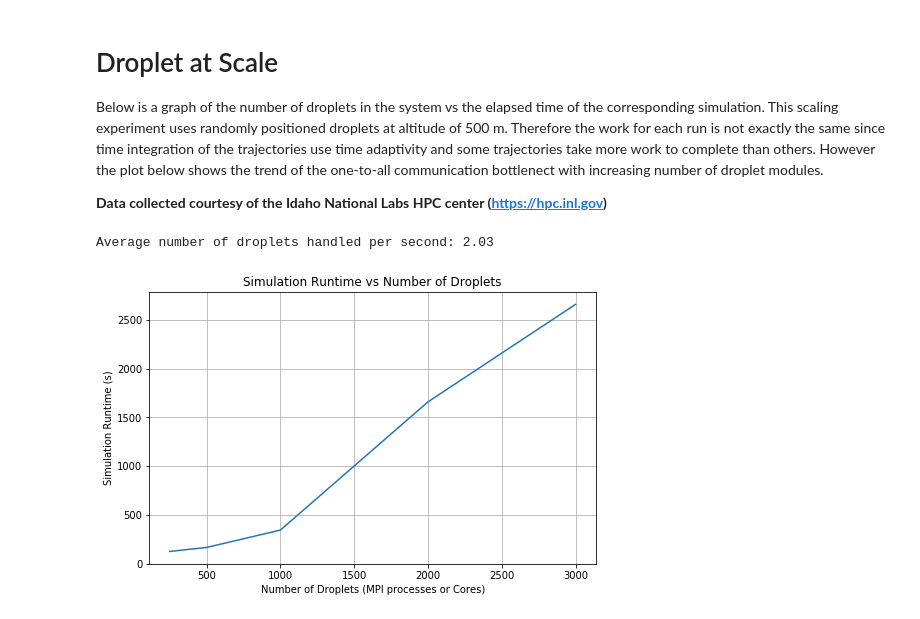
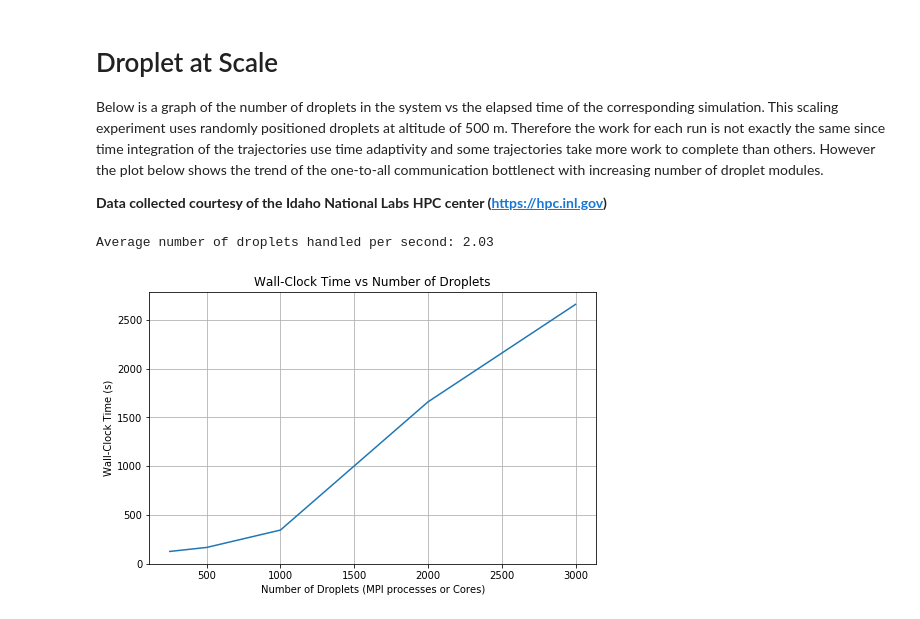
Before and after one commit to dpploy/cortix-nb, a Jupyter notebook: run_droplet_swirl.ipynb, the cells around one changed output. Saved outputs shown, nothing was run; the diff lists cells and outputs as text; code cells hidden in the pictures.

```diff
--- a/run_droplet_swirl.ipynb
+++ b/run_droplet_swirl.ipynb
@@ -313,21 +312,21 @@ This scaling experiment uses randomly positioned droplets at altitude of 500 m.
 # %%
 import matplotlib.pyplot as plt
 
 # Droplet number vs Simulation runtimes
 droplet_run_times = [(250, 127), (500, 168), (1000, 346), (2000, 1660), (3000, 2659.24)]
 
 # Calculate the average runtime per droplet
 drops_per_sec = [x/y for (x,y) in droplet_run_times]
 avg_drop_per_sec = sum(drops_per_sec) / len(drops_per_sec)
 print("Average number of droplets handled per second: %.2f" % avg_drop_per_sec)
 
 plt.plot([x for (x, y) in droplet_run_times], [y for (x, y) in droplet_run_times])
-plt.title("Simulation Runtime vs Number of Droplets")
+plt.title("Wall-Clock Time vs Number of Droplets")
 plt.xlabel("Number of Droplets (MPI processes or Cores)")
-plt.ylabel("Simulation Runtime (s)")
+plt.ylabel("Wall-Clock Time (s)")
 plt.grid()
 plt.savefig("droplet_trend.png")
 plt.show()
 # %% [output]
 Average number of droplets handled per second: 2.03
-[figure, old version]
+[figure, new version]
```
Also changed, not shown: parts of 8 cells of this notebook.
